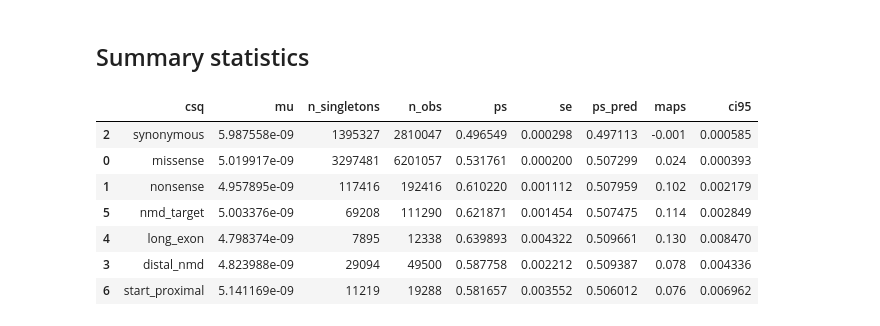
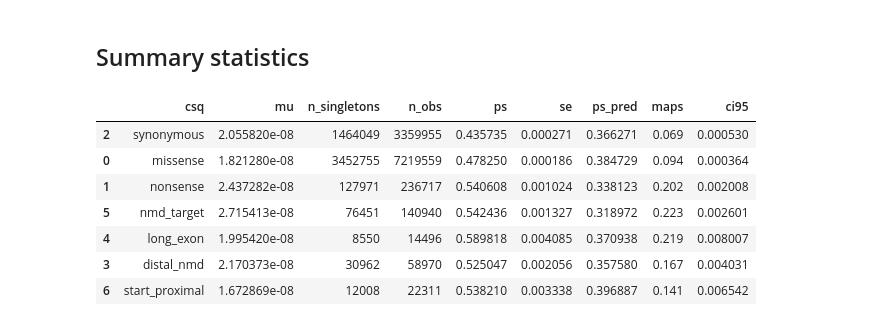
Before and after one commit to alexblakes/regional_nonsense_constraint, a Jupyter notebook: scripts_statistics/maps_calculation.ipynb, the cells around one changed output. Saved outputs shown, nothing was run; the diff lists cells and outputs as text; code cells hidden in the pictures.

```diff
--- a/scripts_statistics/maps_calculation.ipynb
+++ b/scripts_statistics/maps_calculation.ipynb
@@ -168,41 +168,41 @@ The plot looks nearly identical.
 ## Summary statistics
 # %%
 # This text file contains statistics for both CpG and non-CpG sites
-df = pd.read_csv("../outputs/proportion_singletons_by_csq_and_region_no_cpg.tsv", sep="\t")
+df = pd.read_csv("../outputs/proportion_singletons_by_csq_and_region_cpg.tsv", sep="\t")
 
 df["csq"] = pd.Categorical(
     df["csq"],
     categories=[
         "synonymous",
         "missense",
         "nonsense",
         "nmd_target",
         "long_exon",
         "distal_nmd",
         "start_proximal",
     ],
 )
 
 df = df.sort_values("csq")
 
 df["se"] = np.sqrt((df["ps"] * (1 - df["ps"])) / df["n_obs"])
 df["ps_pred"] = np.exp(model.predict(sm.tools.add_constant(df["mu"])))
 df["maps"] = np.round((df["ps"] - df["ps_pred"]), 3)
 df["ci95"] = 1.96 * df["se"]
 
-df.to_csv(
-    "../outputs/proportion_singletons_maps_summary_statistics.tsv",
-    sep="\t",
-    index=False,
-)
+# df.to_csv(
+#     "../outputs/proportion_singletons_maps_summary_statistics.tsv",
+#     sep="\t",
+#     index=False,
+# )
 
 df
 # %% [output]
 |  | csq | mu | n_singletons | n_obs | ps | se | ps_pred | maps | ci95 |
-| 2 | synonymous | 5.987558e-09 | 1395327 | 2810047 | 0.496549 | 0.000298 | 0.497113 | -0.001 | 0.000585 |
-| 0 | missense | 5.019917e-09 | 3297481 | 6201057 | 0.531761 | 0.000200 | 0.507299 | 0.024 | 0.000393 |
-| 1 | nonsense | 4.957895e-09 | 117416 | 192416 | 0.610220 | 0.001112 | 0.507959 | 0.102 | 0.002179 |
-| 5 | nmd_target | 5.003376e-09 | 69208 | 111290 | 0.621871 | 0.001454 | 0.507475 | 0.114 | 0.002849 |
-| 4 | long_exon | 4.798374e-09 | 7895 | 12338 | 0.639893 | 0.004322 | 0.509661 | 0.130 | 0.008470 |
-| 3 | distal_nmd | 4.823988e-09 | 29094 | 49500 | 0.587758 | 0.002212 | 0.509387 | 0.078 | 0.004336 |
-| 6 | start_proximal | 5.141169e-09 | 11219 | 19288 | 0.581657 | 0.003552 | 0.506012 | 0.076 | 0.006962 |
+| 2 | synonymous | 2.055820e-08 | 1464049 | 3359955 | 0.435735 | 0.000271 | 0.366271 | 0.069 | 0.000530 |
+| 0 | missense | 1.821280e-08 | 3452755 | 7219559 | 0.478250 | 0.000186 | 0.384729 | 0.094 | 0.000364 |
+| 1 | nonsense | 2.437282e-08 | 127971 | 236717 | 0.540608 | 0.001024 | 0.338123 | 0.202 | 0.002008 |
+| 5 | nmd_target | 2.715413e-08 | 76451 | 140940 | 0.542436 | 0.001327 | 0.318972 | 0.223 | 0.002601 |
+| 4 | long_exon | 1.995420e-08 | 8550 | 14496 | 0.589818 | 0.004085 | 0.370938 | 0.219 | 0.008007 |
+| 3 | distal_nmd | 2.170373e-08 | 30962 | 58970 | 0.525047 | 0.002056 | 0.357580 | 0.167 | 0.004031 |
+| 6 | start_proximal | 1.672869e-08 | 12008 | 22311 | 0.538210 | 0.003338 | 0.396887 | 0.141 | 0.006542 |
```
Also changed, not shown: parts of 3 cells of this notebook.
